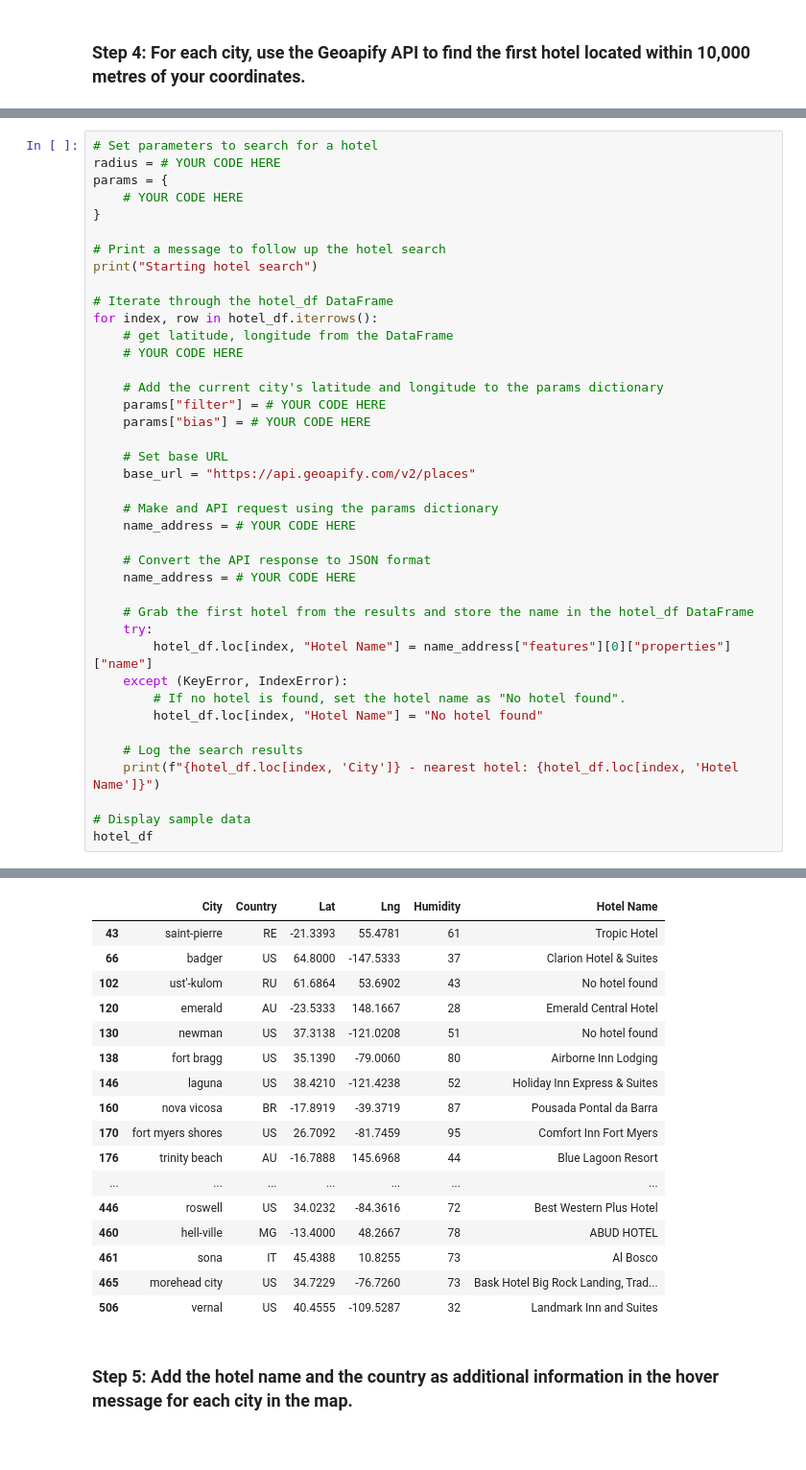
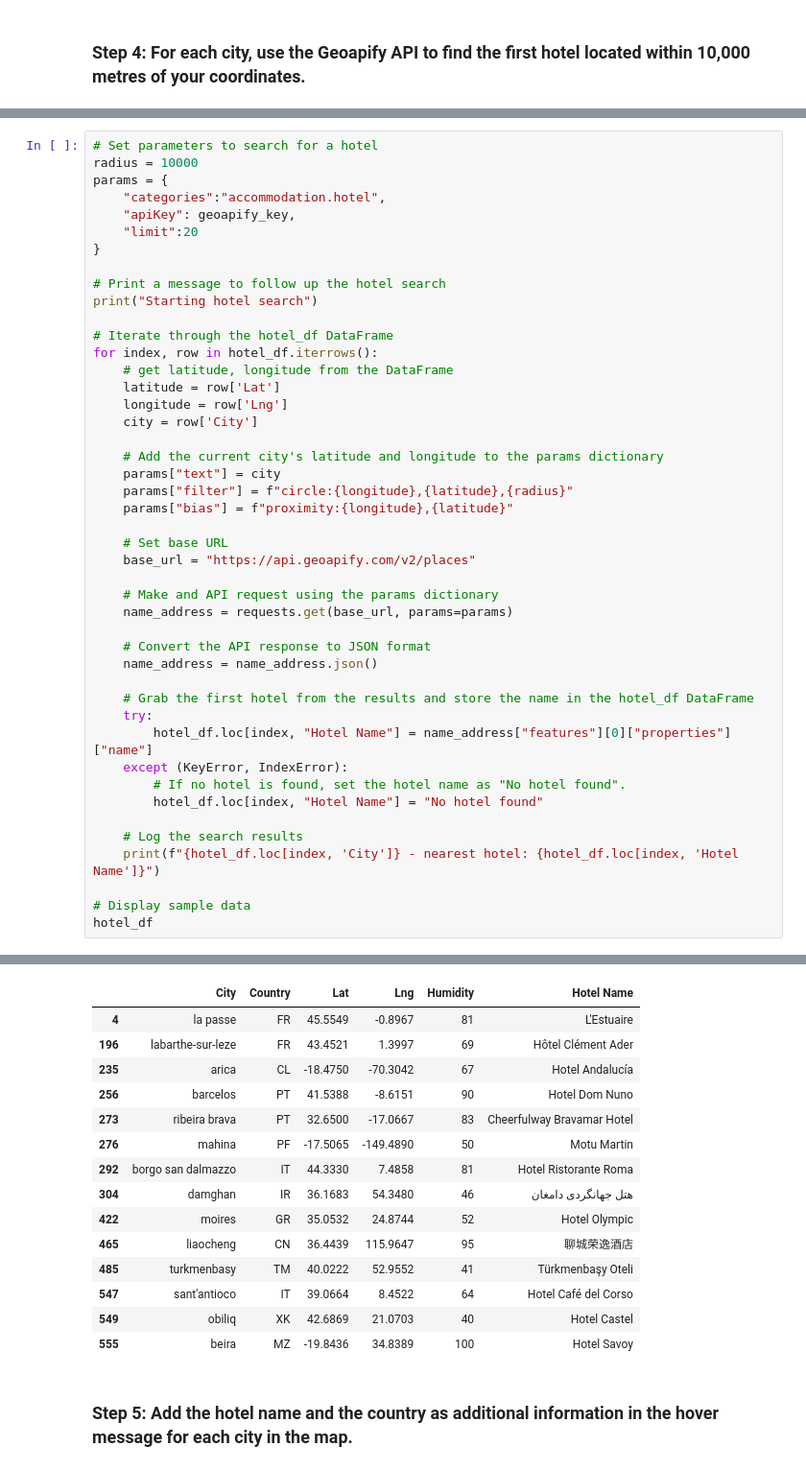
Before and after one commit to BrendanD2/python-api-challenge, a Jupyter notebook: WeatherPy/VacationPy.ipynb, the cells around one changed output, grey strips where cells are left out. Shown: that part at 96% size. Drawn from its saved outputs; the diff is of its cells as text; blank space fills up the shorter version.

```diff
--- a/WeatherPy/VacationPy.ipynb
+++ b/WeatherPy/VacationPy.ipynb
@@ -125,8 +127,10 @@ See the caveats in the documentation: https://pandas.pydata.org/pandas-docs/stab
 # %%
 # Set parameters to search for a hotel
-radius = # YOUR CODE HERE
+radius = 10000
 params = {
-    # YOUR CODE HERE
+    "categories":"accommodation.hotel",
+    "apiKey": geoapify_key,
+    "limit":20
 }
 
 # Print a message to follow up the hotel search
@@ -135,20 +139,23 @@ print("Starting hotel search")
 # Iterate through the hotel_df DataFrame
 for index, row in hotel_df.iterrows():
     # get latitude, longitude from the DataFrame
-    # YOUR CODE HERE
+    latitude = row['Lat']
+    longitude = row['Lng']
+    city = row['City']
 
     # Add the current city's latitude and longitude to the params dictionary
-    params["filter"] = # YOUR CODE HERE
-    params["bias"] = # YOUR CODE HERE
+    params["text"] = city
+    params["filter"] = f"circle:{longitude},{latitude},{radius}"
+    params["bias"] = f"proximity:{longitude},{latitude}"
 
     # Set base URL
     base_url = "https://api.geoapify.com/v2/places"
 
     # Make and API request using the params dictionary
-    name_address = # YOUR CODE HERE
+    name_address = requests.get(base_url, params=params)
 
     # Convert the API response to JSON format
-    name_address = # YOUR CODE HERE
+    name_address = name_address.json()
 
     # Grab the first hotel from the results and store the name in the hotel_df DataFrame
     try:
@@ -183,19 +188,17 @@ vernal - nearest hotel: Landmark Inn and Suites
 |  | City | Country | Lat | Lng | Humidity | Hotel Name |
-| 43 | saint-pierre | RE | -21.3393 | 55.4781 | 61 | Tropic Hotel |
-| 66 | badger | US | 64.8000 | -147.5333 | 37 | Clarion Hotel & Suites |
-| 102 | ust'-kulom | RU | 61.6864 | 53.6902 | 43 | No hotel found |
-| 120 | emerald | AU | -23.5333 | 148.1667 | 28 | Emerald Central Hotel |
-| 130 | newman | US | 37.3138 | -121.0208 | 51 | No hotel found |
-| 138 | fort bragg | US | 35.1390 | -79.0060 | 80 | Airborne Inn Lodging |
-| 146 | laguna | US | 38.4210 | -121.4238 | 52 | Holiday Inn Express & Suites |
-| 160 | nova vicosa | BR | -17.8919 | -39.3719 | 87 | Pousada Pontal da Barra |
-| 170 | fort myers shores | US | 26.7092 | -81.7459 | 95 | Comfort Inn Fort Myers |
-| 176 | trinity beach | AU | -16.7888 | 145.6968 | 44 | Blue Lagoon Resort |
-| ... | ... | ... | ... | ... | ... | ... |
-| 446 | roswell | US | 34.0232 | -84.3616 | 72 | Best Western Plus Hotel |
-| 460 | hell-ville | MG | -13.4000 | 48.2667 | 78 | ABUD HOTEL |
-| 461 | sona | IT | 45.4388 | 10.8255 | 73 | Al Bosco |
-| 465 | morehead city | US | 34.7229 | -76.7260 | 73 | Bask Hotel Big Rock Landing, Trad... |
-| 506 | vernal | US | 40.4555 | -109.5287 | 32 | Landmark Inn and Suites |
+| 4 | la passe | FR | 45.5549 | -0.8967 | 81 | L'Estuaire |
+| 196 | labarthe-sur-leze | FR | 43.4521 | 1.3997 | 69 | Hôtel Clément Ader |
+| 235 | arica | CL | -18.4750 | -70.3042 | 67 | Hotel Andalucía |
+| 256 | barcelos | PT | 41.5388 | -8.6151 | 90 | Hotel Dom Nuno |
+| 273 | ribeira brava | PT | 32.6500 | -17.0667 | 83 | Cheerfulway Bravamar Hotel |
+| 276 | mahina | PF | -17.5065 | -149.4890 | 50 | Motu Martin |
+| 292 | borgo san dalmazzo | IT | 44.3330 | 7.4858 | 81 | Hotel Ristorante Roma |
+| 304 | damghan | IR | 36.1683 | 54.3480 | 46 | هتل جهانگردى دامغان |
+| 422 | moires | GR | 35.0532 | 24.8744 | 52 | Hotel Olympic |
+| 465 | liaocheng | CN | 36.4439 | 115.9647 | 95 | 聊城荣逸酒店 |
+| 485 | turkmenbasy | TM | 40.0222 | 52.9552 | 41 | Türkmenbaşy Oteli |
+| 547 | sant'antioco | IT | 39.0664 | 8.4522 | 64 | Hotel Café del Corso |
+| 549 | obiliq | XK | 42.6869 | 21.0703 | 40 | Hotel Castel |
+| 555 | beira | MZ | -19.8436 | 34.8389 | 100 | Hotel Savoy |
 # %% [markdown]
 ### Step 5: Add the hotel name and the country as additional information in the hover message for each city in the map.
```
Also changed, not shown: parts of 4 cells of this notebook.
